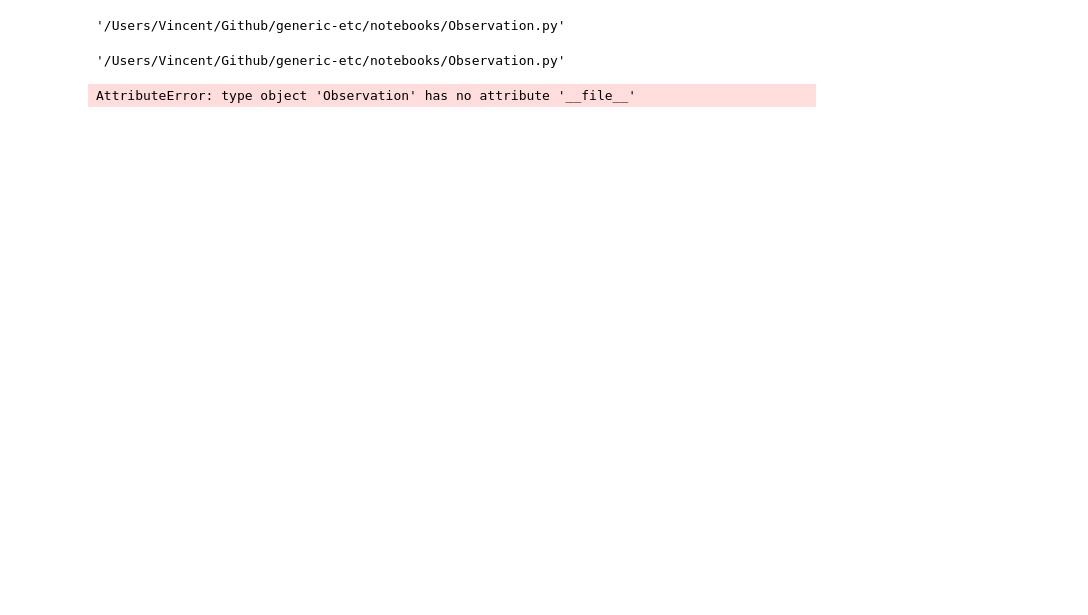
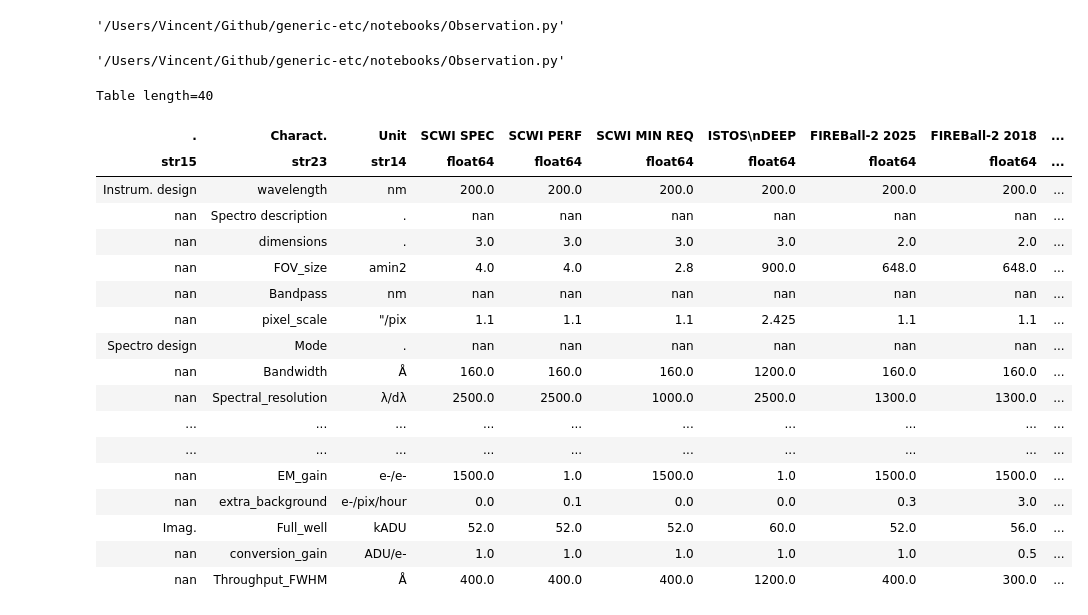
Before and after one commit to vpicouet/generic-etc, a Jupyter notebook: notebooks/ETC.ipynb, the cells around one changed output. Saved outputs shown, nothing was run; the diff lists cells and outputs as text; code cells hidden in the pictures; blank space fills up the shorter version.

```diff
--- a/notebooks/ETC.ipynb
+++ b/notebooks/ETC.ipynb
@@ -1601,10 +1596,33 @@ os.path.abspath(Observation.__file__)
 # %%
 # %% [output]
 '/Users/Vincent/Github/generic-etc/notebooks/Observation.py'
-# %%
-Observation.__file__
-# %% [output]
-AttributeError: type object 'Observation' has no attribute '__file__'
+# %%
+
+
+
+
+a,b=load_instruments()
+a#float(a["SCWI SPEC"][85].replace("%",""))
+# %% [output]
+Table length=40
+| . | Charact. | Unit | SCWI SPEC | SCWI PERF | SCWI MIN REQ | ISTOS\nDEEP | FIREBall-2 2025 | FIREBall-2 2018 | ... |
+| str15 | str23 | str14 | float64 | float64 | float64 | float64 | float64 | float64 | ... |
+| Instrum. design | wavelength | nm | 200.0 | 200.0 | 200.0 | 200.0 | 200.0 | 200.0 | ... |
+| nan | Spectro description | . | nan | nan | nan | nan | nan | nan | ... |
+| nan | dimensions | . | 3.0 | 3.0 | 3.0 | 3.0 | 2.0 | 2.0 | ... |
+| nan | FOV_size | amin2 | 4.0 | 4.0 | 2.8 | 900.0 | 648.0 | 648.0 | ... |
+| nan | Bandpass | nm | nan | nan | nan | nan | nan | nan | ... |
+| nan | pixel_scale | "/pix | 1.1 | 1.1 | 1.1 | 2.425 | 1.1 | 1.1 | ... |
+| Spectro design | Mode | . | nan | nan | nan | nan | nan | nan | ... |
+| nan | Bandwidth | Å | 160.0 | 160.0 | 160.0 | 1200.0 | 160.0 | 160.0 | ... |
+| nan | Spectral_resolution | λ/dλ | 2500.0 | 2500.0 | 1000.0 | 2500.0 | 1300.0 | 1300.0 | ... |
+| ... | ... | ... | ... | ... | ... | ... | ... | ... | ... |
+| ... | ... | ... | ... | ... | ... | ... | ... | ... | ... |
+| nan | EM_gain | e-/e- | 1500.0 | 1.0 | 1500.0 | 1.0 | 1500.0 | 1500.0 | ... |
+| nan | extra_background | e-/pix/hour | 0.0 | 0.1 | 0.0 | 0.0 | 0.3 | 3.0 | ... |
+| Imag. | Full_well | kADU | 52.0 | 52.0 | 52.0 | 60.0 | 52.0 | 56.0 | ... |
+| nan | conversion_gain | ADU/e- | 1.0 | 1.0 | 1.0 | 1.0 | 1.0 | 0.5 | ... |
+| nan | Throughput_FWHM | Å | 400.0 | 400.0 | 400.0 | 1200.0 | 400.0 | 300.0 | ... |
 # %%
 # def generate_spiral_galaxy(amplitude,redshift, platescale, PSF_RMS,size_kpc):
 #     """
```
Also changed, not shown: parts of 4 cells of this notebook, 1 other file.
